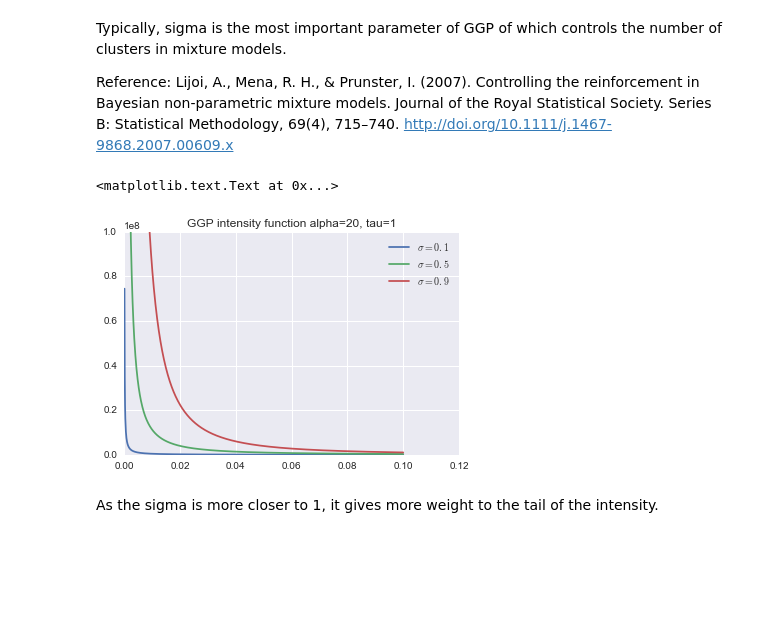
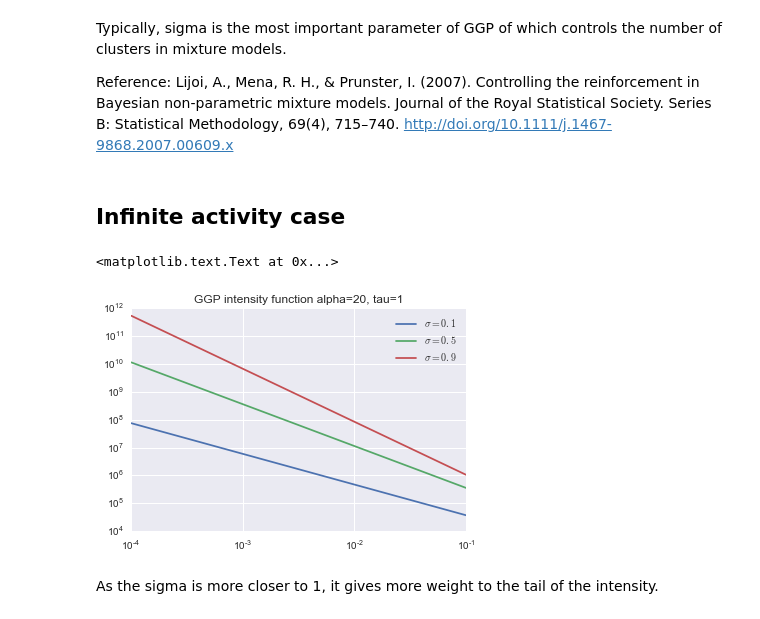
Before and after one commit to dongwookim-ml/sparse-graph-prior, a Jupyter notebook: notebooks/SimulateSparseGraph.ipynb, the cells around one changed output. Cells and saved outputs as stored; diff of their text form; code cells hidden in the pictures; blank space fills up the shorter version.

Commit message:
plot intensity function for infinite- and finite-activity cases.

```diff
--- a/notebooks/SimulateSparseGraph.ipynb
+++ b/notebooks/SimulateSparseGraph.ipynb
@@ -26,7 +26,7 @@ Typically, sigma is the most important parameter of GGP of which controls the nu
 
 Reference: Lijoi, A., Mena, R. H., & Prunster, I. (2007). Controlling the reinforcement in Bayesian non-parametric mixture models. Journal of the Royal Statistical Society. Series B: Statistical Methodology, 69(4), 715–740. http://doi.org/10.1111/j.1467-9868.2007.00609.x
 # %%
-alpha = 20
+alpha = 20.
 sigma = 0.1
 tau = 1.
 intensity = levy_intensity(np.linspace(0,0.001,1000), alpha, sigma, tau)
@@ -36,15 +36,25 @@ intensity2 = levy_intensity(np.linspace(0,0.001,1000), alpha, sigma, tau)
 
 sigma = 0.9
 intensity3 = levy_intensity(np.linspace(0,0.001,1000), alpha, sigma, tau)
+
+#finite activity case
+sigma = -1.
+intensity4 = levy_intensity(np.linspace(0,10,1000), alpha, sigma, tau)
+sigma = -2.5
+intensity5 = levy_intensity(np.linspace(0,10,1000), alpha, sigma, tau)
+sigma = -5.
+intensity6 = levy_intensity(np.linspace(0,10,1000), alpha, sigma, tau)
+# %% [markdown]
+## Infinite activity case
 # %%
-plt.plot(np.linspace(0,0.1,1000)[1:], intensity[1:], label='$\sigma = 0.1$')
-plt.plot(np.linspace(0,0.1,1000)[1:], intensity2[1:], label='$\sigma = 0.5$')
-plt.plot(np.linspace(0,0.1,1000)[1:], intensity3[1:], label='$\sigma = 0.9$')
-plt.ylim([0,1e8])
+plt.loglog(np.linspace(0,0.1,1000)[1:], intensity[1:], label='$\sigma = 0.1$')
+plt.loglog(np.linspace(0,0.1,1000)[1:], intensity2[1:], label='$\sigma = 0.5$')
+plt.loglog(np.linspace(0,0.1,1000)[1:], intensity3[1:], label='$\sigma = 0.9$')
+#plt.ylim([0,1e8])
 plt.legend()
 plt.title('GGP intensity function alpha=20, tau=1')
 # %% [output]
 <matplotlib.text.Text at 0x...>
-[figure, old version]
+[figure, new version]
 # %% [markdown]
 As the sigma is more closer to 1, it gives more weight to the tail of the intensity.
```
Also changed, not shown: parts of 2 cells of this notebook.
